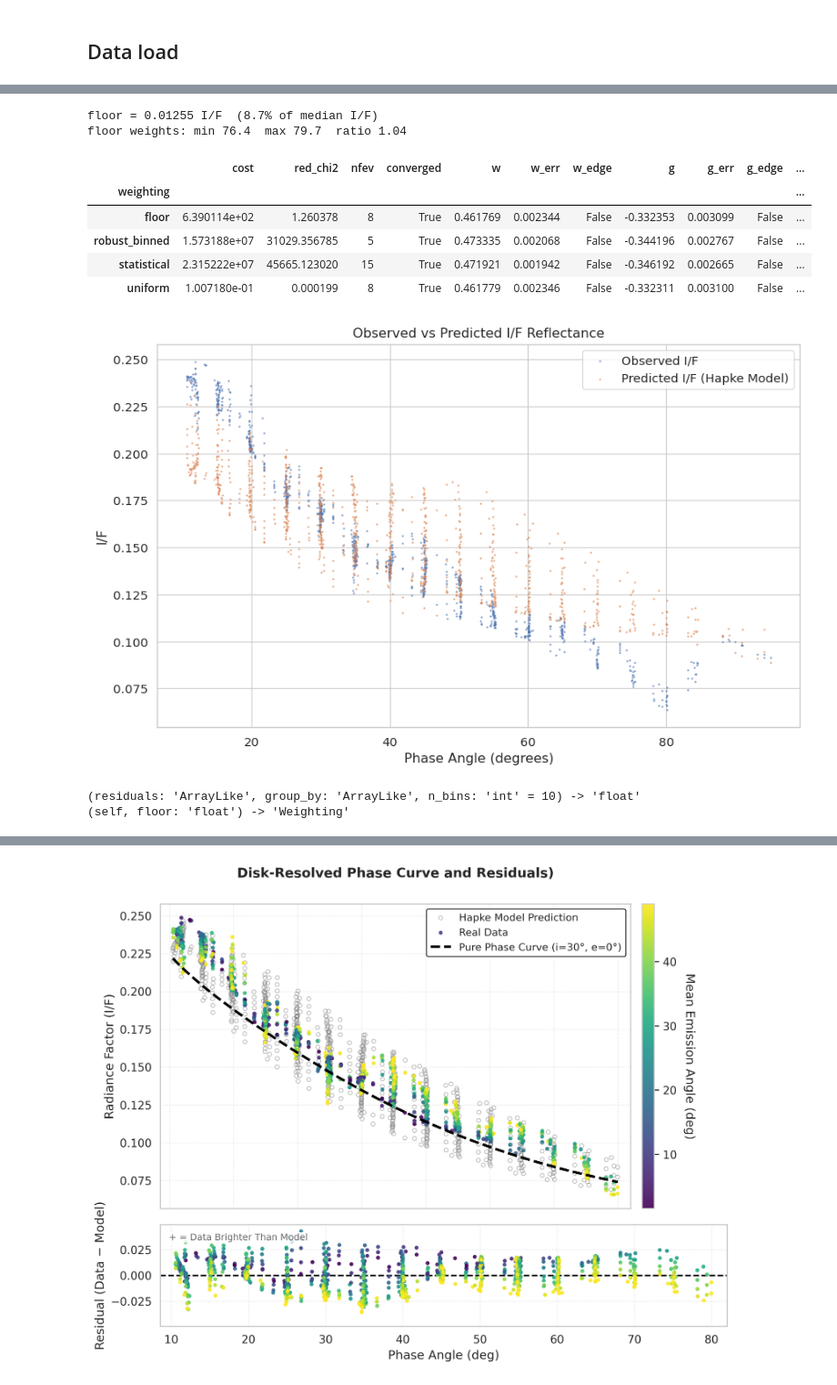
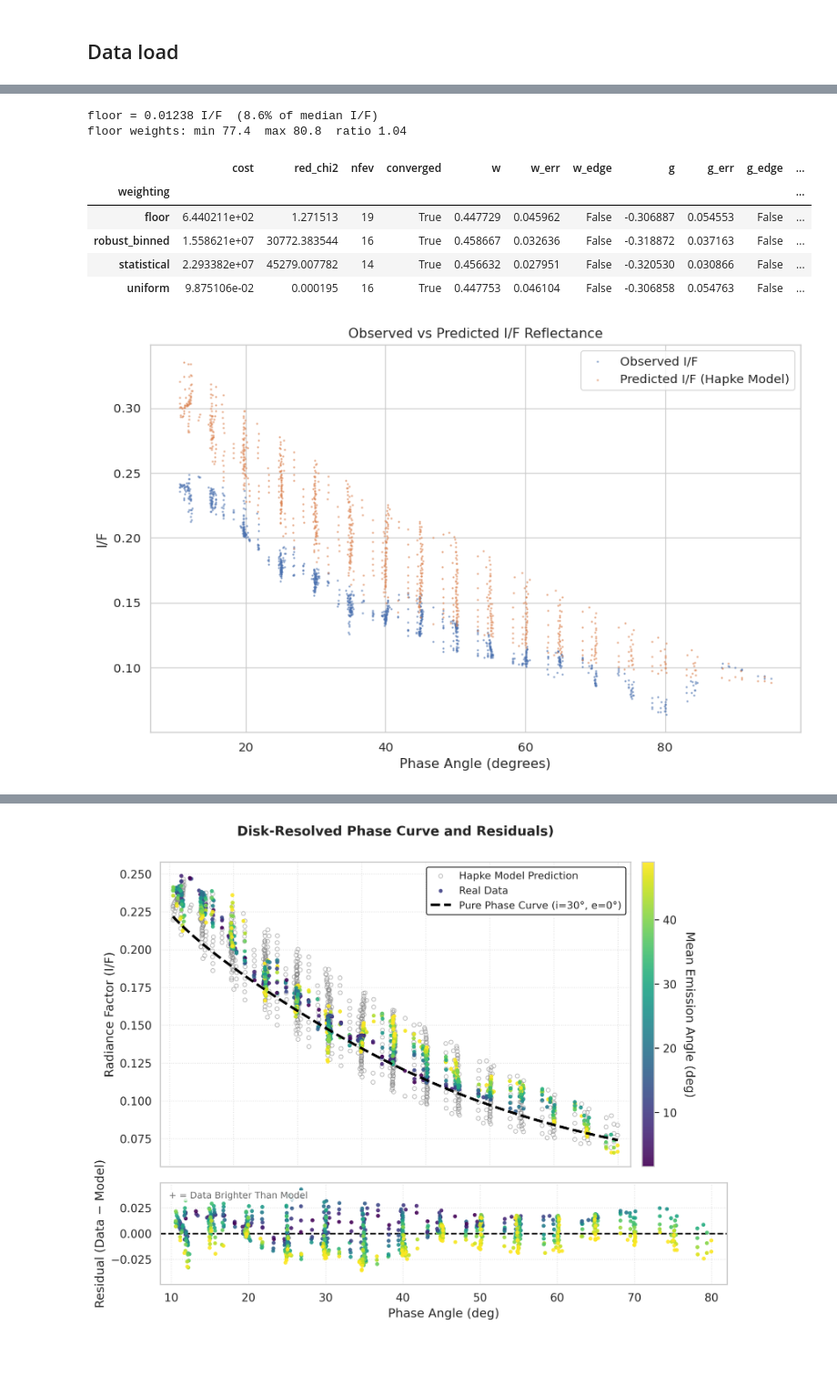
Before and after one commit to kaushikmastro/PhotometryPipeline, a Jupyter notebook: notebooks/Hapke.ipynb, the cells around one changed output, grey strips where cells are left out. Shown at 91% size. Saved outputs shown, nothing was run; the diff lists cells and outputs as text; code cells hidden in the pictures; blank space fills up the shorter version.

```diff
--- a/notebooks/Hapke.ipynb
+++ b/notebooks/Hapke.ipynb
@@ -395,60 +646,60 @@ display(df_res)
 # ---- Floor weighting (pass 2) ----
 
 
-# 1. Residuals of the pass-1 statistical fit, in I/F
+# Residuals of the pass-1 statistical fit, in I/F
 
-r1 = results[("case1", "statistical")]
+r2 = results[("case2", "statistical")]
 
-m = HapkeModel(enable_shoe=True, enable_roughness=True, fixed_parameters=FIXED)
-m.parameters.update(r1.fitted_parameters)
-resid = obs - m._reflectance_numpy(geom)
+model_case2 = HapkeModel(enable_shoe=True, enable_roughness=True, fixed_parameters=fixed_parameters_case2)
+model_case2.parameters.update(r2.fitted_parameters)
+resid = obs - model_case2._reflectance_numpy(geom)
 
-# 2. Floor = scatter the model can't explain (absolute I/F)
+# Floor = scatter the model can't explain (absolute I/F)
 
-floor = Weighting.derive_systematic_floor(
+floor_case2 = Weighting.derive_systematic_floor(
     residuals=resid,
     group_by=df["mean_incidence"].to_numpy(),
     n_bins=10,
 )
-print(f"floor = {floor:.5f} I/F  ({100*floor/np.median(obs):.1f}% of median I/F)")
+print(f"floor = {floor_case2:.5f} I/F  ({100*floor_case2/np.median(obs):.1f}% of median I/F)")
 
 # 3. Floor weights: 1/sqrt(sigma_stat^2 + floor^2)
 
-W["floor"] = W["statistical"].with_systematic_floor(floor=floor)
+W["floor"] = W["statistical"].with_systematic_floor(floor=floor_case2)
 
-expected = 1 / np.sqrt((std / np.sqrt(n))**2 + floor**2)
+expected = 1 / np.sqrt((std / np.sqrt(n))**2 + floor_case2**2)
 assert np.allclose(W["floor"].values, expected, rtol=1e-6), "floor weights differ from expected"
 v = W["floor"].values
 print(f"floor weights: min {v.min():.1f}  max {v.max():.1f}  ratio {v.max()/v.min():.2f}")
 
-# 4. Refit Case 1 with floor weights
+# 4. Refit Case 2 with floor weights
 
-m = HapkeModel(enable_shoe=True, enable_roughness=True, fixed_parameters=FIXED)
-results[("case1", "floor")] = run_multistart(m, W["floor"], bounds_case1)
+model_case2 = HapkeModel(enable_shoe=True, enable_roughness=True, fixed_parameters=fixed_parameters_case2)
+results[("case2", "floor")] = run_multistart(model_case2 , W["floor"], bounds_case2)
 
-display(results_df(results).loc["case1"])
+display(results_df(results).loc["case2"])
 # %% [output]
-floor = 0.01255 I/F  (8.7% of median I/F)
-floor weights: min 76.4  max 79.7  ratio 1.04
+floor = 0.01238 I/F  (8.6% of median I/F)
+floor weights: min 77.4  max 80.8  ratio 1.04
 |  | cost | red_chi2 | nfev | converged | w | w_err | w_edge | g | g_err | g_edge | ... |
 | weighting |  |  |  |  |  |  |  |  |  |  | ... |
-| floor | 6.390114e+02 | 1.260378 | 8 | True | 0.461769 | 0.002344 | False | -0.332353 | 0.003099 | False | ... |
-| robust_binned | 1.573188e+07 | 31029.356785 | 5 | True | 0.473335 | 0.002068 | False | -0.344196 | 0.002767 | False | ... |
-| statistical | 2.315222e+07 | 45665.123020 | 15 | True | 0.471921 | 0.001942 | False | -0.346192 | 0.002665 | False | ... |
-| uniform | 1.007180e-01 | 0.000199 | 8 | True | 0.461779 | 0.002346 | False | -0.332311 | 0.003100 | False | ... |
+| floor | 6.440211e+02 | 1.271513 | 19 | True | 0.447729 | 0.045962 | False | -0.306887 | 0.054553 | False | ... |
+| robust_binned | 1.558621e+07 | 30772.383544 | 16 | True | 0.458667 | 0.032636 | False | -0.318872 | 0.037163 | False | ... |
+| statistical | 2.293382e+07 | 45279.007782 | 14 | True | 0.456632 | 0.027951 | False | -0.320530 | 0.030866 | False | ... |
+| uniform | 9.875106e-02 | 0.000195 | 16 | True | 0.447753 | 0.046104 | False | -0.306858 | 0.054763 | False | ... |
 # %%
-predicted_iof = m._reflectance_numpy(geom)
+predicted_iof = model_case2._reflectance_numpy(geom)
 predicted_iof = np.clip(predicted_iof, 0, None)  # Ensure no negative values
 
 
 plt.figure(figsize=(10, 6))
 plt.scatter(df["mean_phase"], obs, alpha=0.5, s=1, label="Observed I/F")
 plt.scatter(df["mean_phase"], predicted_iof, alpha=0.5, s=1, label="Predicted I/F (Hapke Model)")
 plt.title("Observed vs Predicted I/F Reflectance")
 plt.xlabel("Phase Angle (degrees)")
 plt.ylabel("I/F")
 plt.legend()
 plt.grid(True)
 plt.show()
 # %% [output]
-[figure, old version]
+[figure, new version]
@@ -461,6 +705,0 @@ resid = obs - m._reflectance_numpy(geom)
-# %%
-print(inspect.signature(Weighting.derive_systematic_floor))
-print(inspect.signature(Weighting.with_systematic_floor))
-# %% [output]
-(residuals: 'ArrayLike', group_by: 'ArrayLike', n_bins: 'int' = 10) -> 'float'
-(self, floor: 'float') -> 'Weighting'
```
Also changed, not shown: parts of 25 cells of this notebook.
